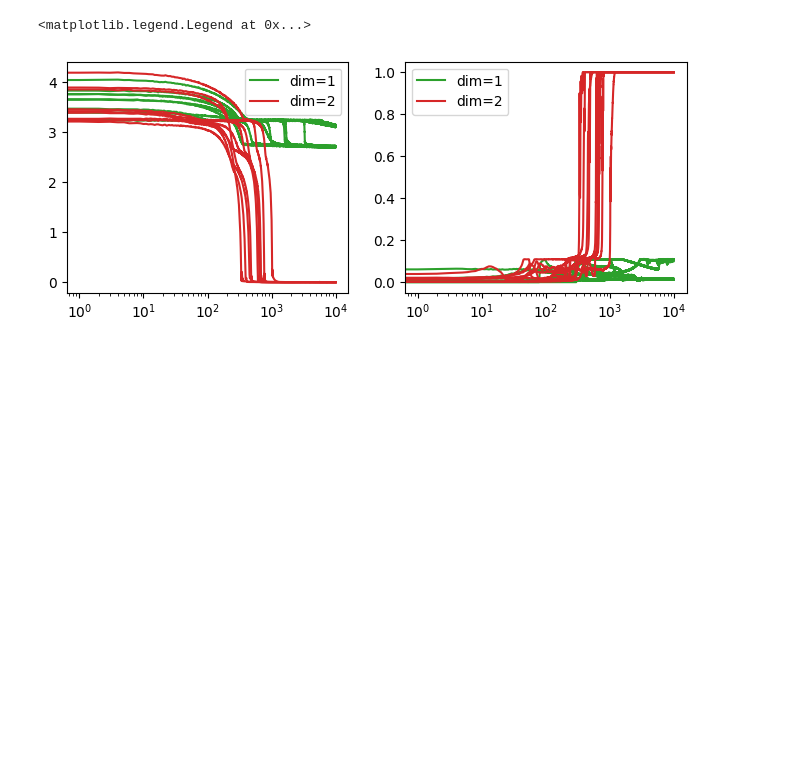
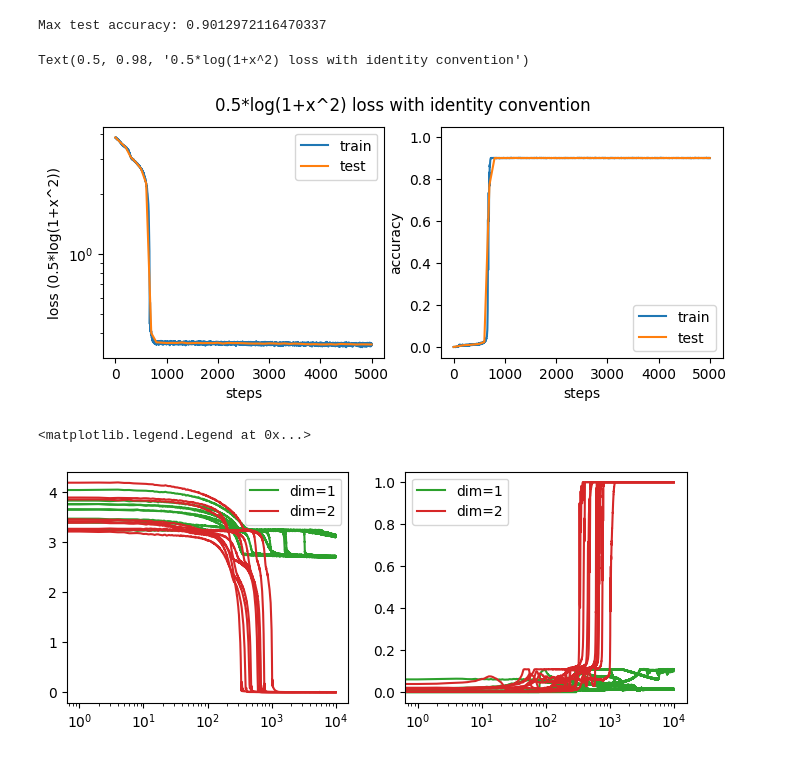
Before and after one commit to ejmichaud/neural-verification, a Jupyter notebook: tasks/rnn_prev1_numerical/experiments/grid00/visualize.ipynb, the cells around one changed output. Drawn from its saved outputs; the diff is of its cells as text; code cells hidden in the pictures; blank space fills up the shorter version.

```diff
--- a/tasks/rnn_prev1_numerical/experiments/grid00/visualize.ipynb
+++ b/tasks/rnn_prev1_numerical/experiments/grid00/visualize.ipynb
@@ -30,3 +96,33 @@ Max test accuracy: 0.9012085199356079
+# %%
+# 0: 0.5*log(1+x^2) loss with identity convention
+args = torch.load("3/args.pt")
+metrics = torch.load("3/metrics.pt")
+model_config = torch.load("3/model_config.pt")
+
+plt.figure(figsize=(8, 3))
+
+plt.subplot(1, 2, 1)
+plt.plot(metrics['train_steps'], metrics['train_losses'], label='train')
+plt.plot(metrics['test_steps'], metrics['test_losses'], label='test')
+plt.xlabel("steps")
+plt.ylabel("loss (0.5*log(1+x^2))")
+plt.yscale('log')
+plt.legend()
+
+plt.subplot(1, 2, 2)
+plt.plot(metrics['train_steps'], metrics['train_accuracies'], label='train')
+plt.plot(metrics['test_steps'], metrics['test_accuracies'], label='test')
+plt.xlabel("steps")
+plt.ylabel("accuracy")
+plt.ylim(-0.05, 1.05)
+plt.legend()
+print("Max test accuracy:", max(metrics['test_accuracies']))
+
+plt.suptitle("0.5*log(1+x^2) loss with identity convention")
+# %% [output]
+Max test accuracy: 0.9012972116470337
+Text(0.5, 0.98, '0.5*log(1+x^2) loss with identity convention')
+[figure, added]
 # %%
 # Okay! We get 90% accuracy when the convention is for the first answer
 # to be the first input. But we get 100% accuracy when the convention is
```
Also changed, not shown: parts of 3 cells of this notebook.
